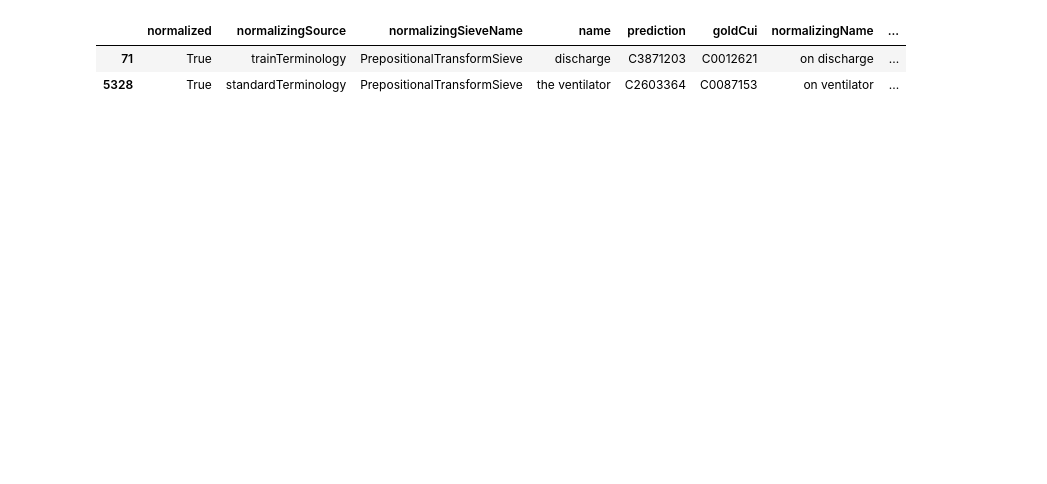
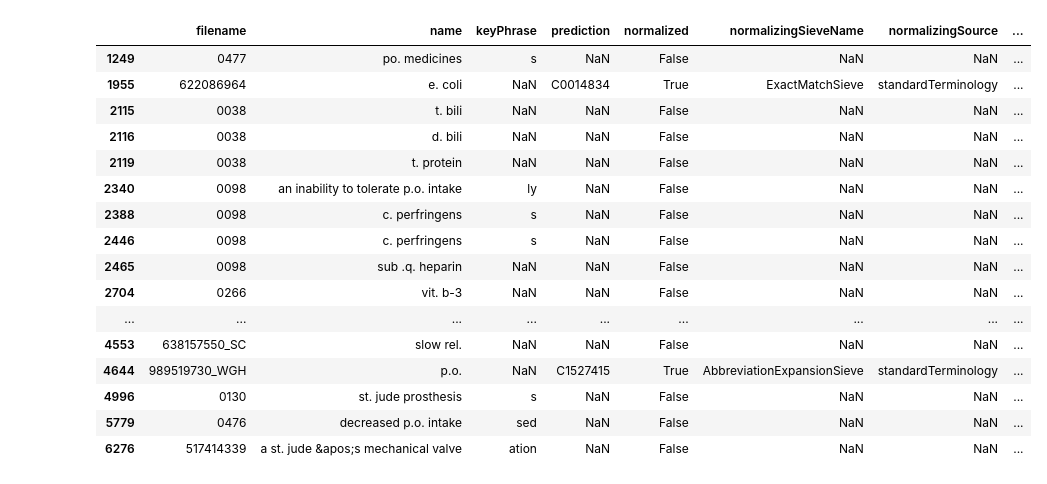
Before and after one commit to etfrenchvcu/disorder-normalizer, a Jupyter notebook: scripts/evaluate.ipynb, the cells around one changed output. Cells and saved outputs as stored; diff of their text form; code cells hidden in the pictures; blank space fills up the shorter version.

```diff
--- a/scripts/evaluate.ipynb
+++ b/scripts/evaluate.ipynb
@@ -229,9 +232,24 @@ omissions[['filename','name','goldNames']].style.set_properties(subset=['goldNam
 # %% [output]
 1257 1118
 [interactive output not drawn]
-# %%
-normalized[(normalized.normalizingSieveName=='PrepositionalTransformSieve') & (normalized.normalizingName.str.contains('^on '))]
-# %% [output]
-|  | normalized | normalizingSource | normalizingSieveName | name | prediction | goldCui | normalizingName | ... |
-| 71 | True | trainTerminology | PrepositionalTransformSieve | discharge | C3871203 | C0012621 | on discharge | ... |
-| 5328 | True | standardTerminology | PrepositionalTransformSieve | the ventilator | C2603364 | C0087153 | on ventilator | ... |
+# %%
+results[results.name.str.contains('\.')]
+# results[results.normalizingSieveName=='AbbreviationExpansionSieve']
+# %% [output]
+|  | filename | name | keyPhrase | prediction | normalized | normalizingSieveName | normalizingSource | ... |
+| 1249 | 0477 | po. medicines | s | NaN | False | NaN | NaN | ... |
+| 1955 | 622086964 | e. coli | NaN | C0014834 | True | ExactMatchSieve | standardTerminology | ... |
+| 2115 | 0038 | t. bili | NaN | NaN | False | NaN | NaN | ... |
+| 2116 | 0038 | d. bili | NaN | NaN | False | NaN | NaN | ... |
+| 2119 | 0038 | t. protein | NaN | NaN | False | NaN | NaN | ... |
+| 2340 | 0098 | an inability to tolerate p.o. intake | ly | NaN | False | NaN | NaN | ... |
+| 2388 | 0098 | c. perfringens | s | NaN | False | NaN | NaN | ... |
+| 2446 | 0098 | c. perfringens | s | NaN | False | NaN | NaN | ... |
+| 2465 | 0098 | sub .q. heparin | NaN | NaN | False | NaN | NaN | ... |
+| 2704 | 0266 | vit. b-3 | NaN | NaN | False | NaN | NaN | ... |
+| ... | ... | ... | ... | ... | ... | ... | ... | ... |
+| 4553 | 638157550_SC | slow rel. | NaN | NaN | False | NaN | NaN | ... |
+| 4644 | 989519730_WGH | p.o. | NaN | C1527415 | True | AbbreviationExpansionSieve | standardTerminology | ... |
+| 4996 | 0130 | st. jude prosthesis | s | NaN | False | NaN | NaN | ... |
+| 5779 | 0476 | decreased p.o. intake | sed | NaN | False | NaN | NaN | ... |
+| 6276 | 517414339 | a st. jude &apos;s mechanical valve | ation | NaN | False | NaN | NaN | ... |
```
Also changed, not shown: parts of 6 cells of this notebook, 2 other files.
